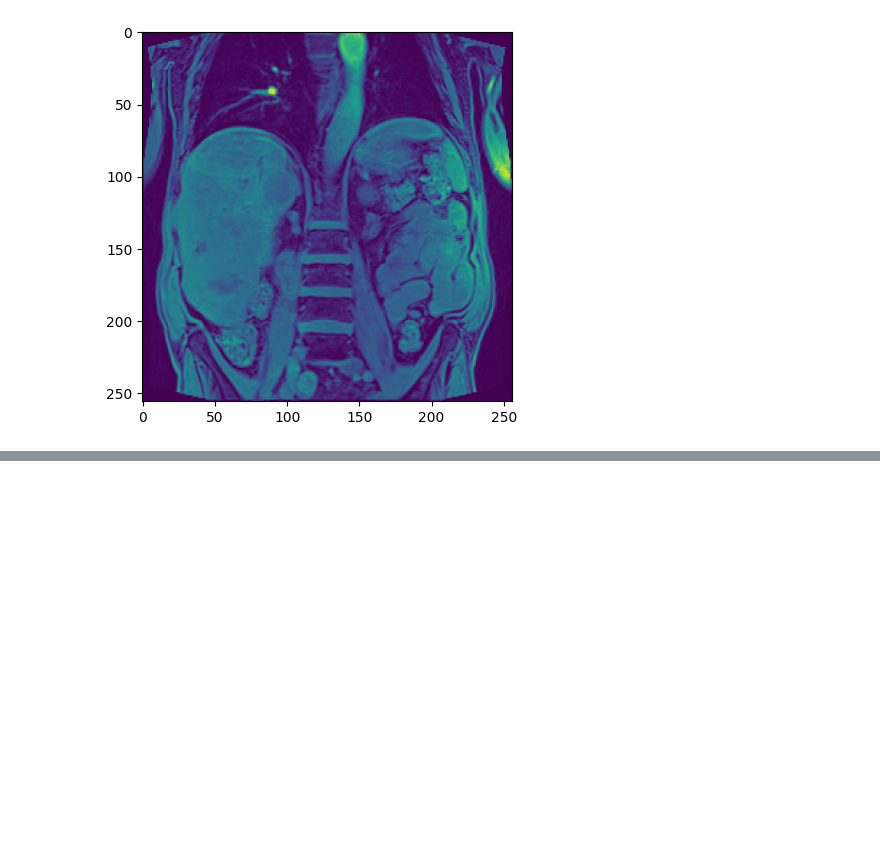
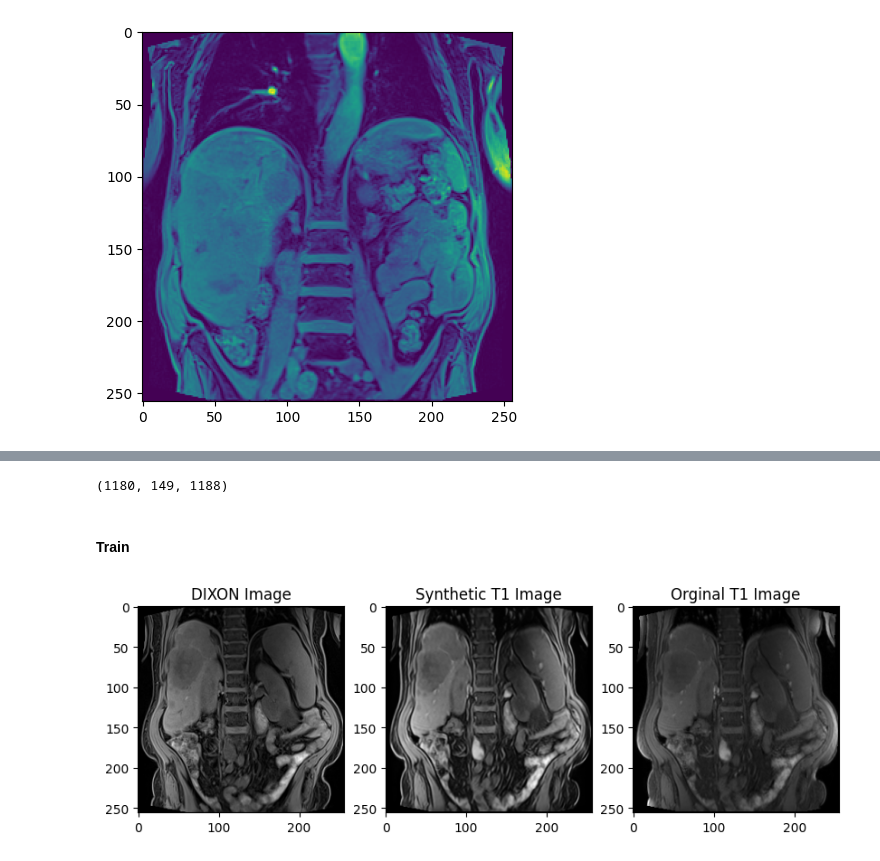
Before and after one commit to unicorne/SynDiff, a Jupyter notebook: wrapper.ipynb, the cells around one changed output, grey strips where cells are left out. Cells and saved outputs as stored; diff of their text form; code cells hidden in the pictures; blank space fills up the shorter version.

```diff
--- a/wrapper.ipynb
+++ b/wrapper.ipynb
@@ -265,0 +491,15 @@ python train.py --image_size 256 --exp exp_syndiff --num_channels 2 --num_channe
+# %%
+path_synth_t1_train = "synthetic_data/synth_T1_train.h5"
+path_synth_t1_test = "synthetic_data/synth_T1_test.h5"
+path_dixon = "/home/students/studweilc1/SynthRegGAN/data/data_DIXON.h5"
+path_t1 = "/home/students/studweilc1/SynthRegGAN/data/data_T1_mapping_fl2d.h5"
+
+cfg_transform = {
+  "fit": [
+    {"PerImageMinMaxNormalize": {}}
+  ],
+  "eval": [
+    {"PerImageMinMaxNormalize": {}}
+
+  ]
+}
@@ -265,0 +613,29 @@ python train.py --image_size 256 --exp exp_syndiff --num_channels 2 --num_channe
+# %%
+len(dataset_DIXON_train), len(dataset_DIXON_test), len(dataset_synth_T1_train)
+# %% [output]
+(1180, 149, 1188)
+# %%
+def find_sample(dataset, patient_id, z_dim):
+    for i in range(len(dataset)):
+        if dataset[i]['metadata']['patient_id'] == patient_id and dataset[i]['metadata']['z_dim'] == z_dim:
+            return dataset[i]
+    return None
+# %% [markdown]
+#### Train
+# %%
+sample_dixon_train = dataset_DIXON_train[20]
+patient_id = sample_dixon_train['metadata']['patient_id']
+z_dim = sample_dixon_train['metadata']['z_dim']
+sample_synth_t1_train = find_sample(dataset_synth_T1_train, patient_id, z_dim)
+sample_t1_train = find_sample(dataset_T1_train, patient_id, z_dim)
+
+fig, axs = plt.subplots(1, 3, figsize=(10, 5))
+axs[0].imshow(sample_dixon_train['image'].squeeze(0), cmap='gray')
+axs[0].set_title('DIXON Image')
+axs[1].imshow(sample_synth_t1_train['image'].squeeze(0), cmap='gray')
+axs[1].set_title('Synthetic T1 Image')
+axs[2].imshow(sample_t1_train['image'].squeeze(0), cmap='gray')
+axs[2].set_title('Orginal T1 Image')
+plt.show()
+# %% [output]
+[figure, added]
```
Also changed, not shown: parts of 33 cells of this notebook, 9 other files.
